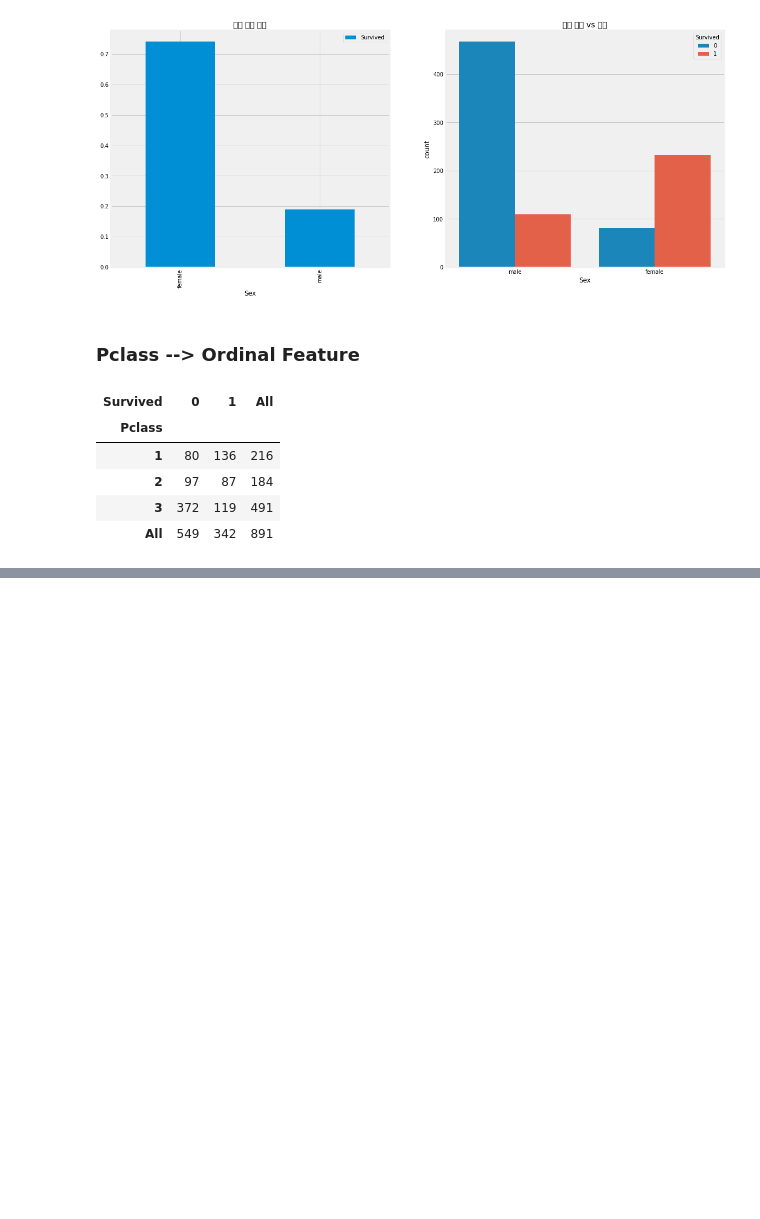
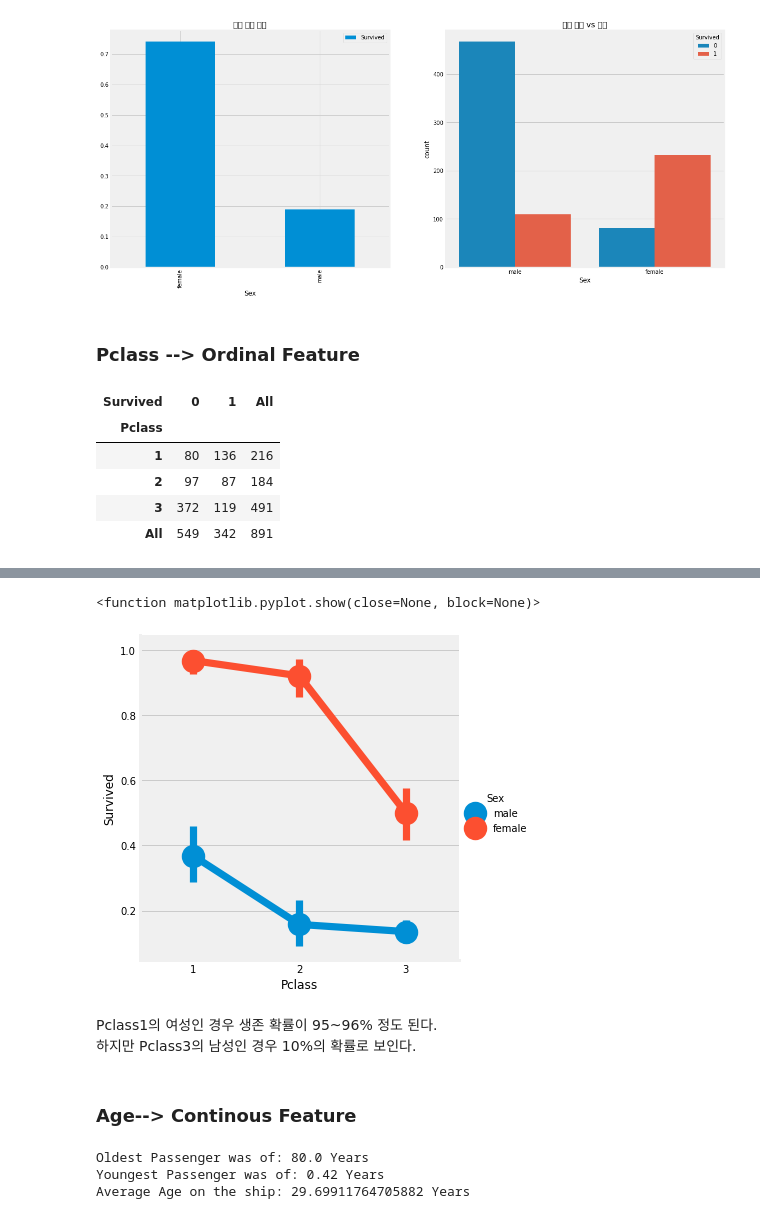
Before and after one commit to PEBpung/DuSiDataTeam1, a Jupyter notebook: Learn_Titanic/A조_titanic_박기민.ipynb, the cells around one changed output, grey strips where cells are left out. Cells and saved outputs as stored; diff of their text form; code cells hidden in the pictures; blank space fills up the shorter version.

```diff
--- a/Learn_Titanic/A조_titanic_박기민.ipynb
+++ b/Learn_Titanic/A조_titanic_박기민.ipynb
@@ -104,0 +132,19 @@ pd.crosstab(train.Pclass, train.Survived, margins=True).style.background_gradien
+# %%
+sns.factorplot('Pclass', 'Survived', hue = 'Sex', data = train)
+plt.show
+# %% [output]
+<function matplotlib.pyplot.show(close=None, block=None)>
+[figure, added]
+# %% [markdown]
+Pclass1의 여성인 경우 생존 확률이 95~96% 정도 된다.
+하지만 Pclass3의 남성인 경우 10%의 확률로 보인다.
+# %% [markdown]
+### Age--> Continous Feature
+# %%
+print('Oldest Passenger was of:',train['Age'].max(),'Years')
+print('Youngest Passenger was of:',train['Age'].min(),'Years')
+print('Average Age on the ship:',train['Age'].mean(),'Years')
+# %% [output]
+Oldest Passenger was of: 80.0 Years
+Youngest Passenger was of: 0.42 Years
+Average Age on the ship: 29.69911764705882 Years
```
Also changed, not shown: parts of 30 cells of this notebook.
